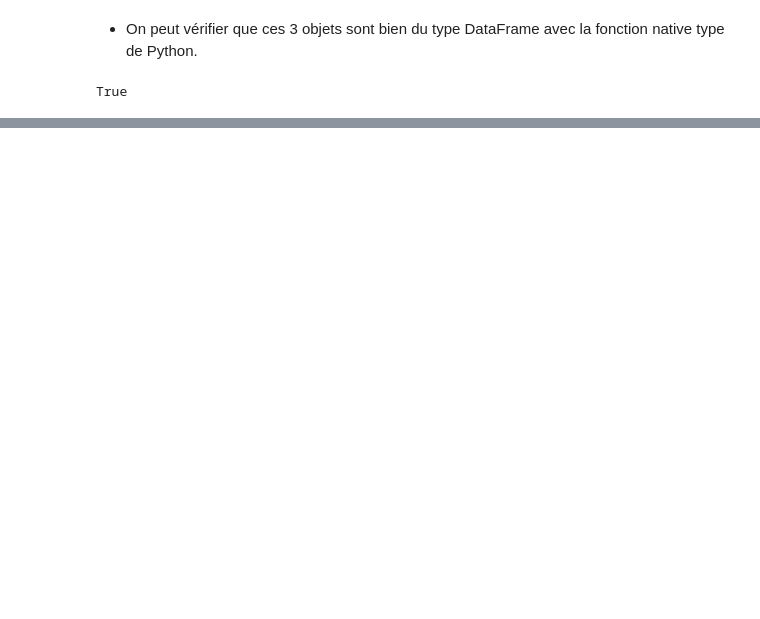
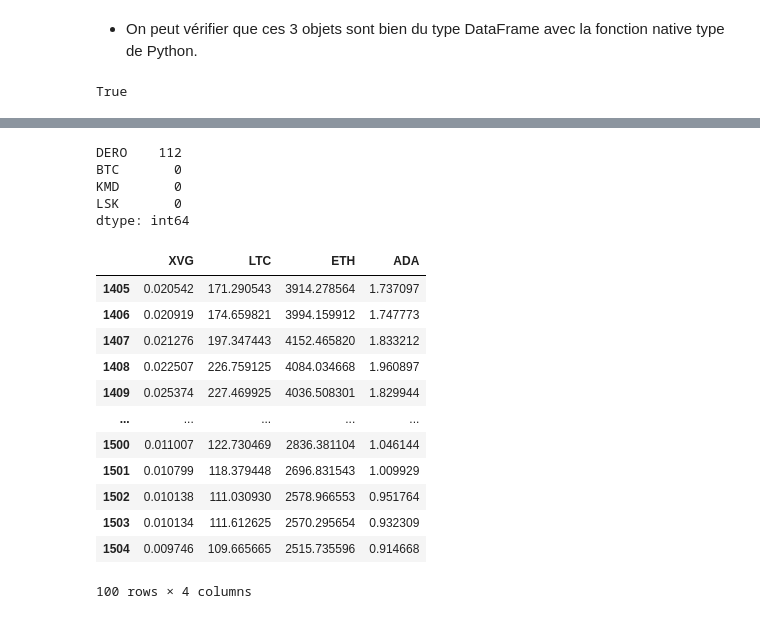
Before and after one commit to jeau-luc/python_panadas, a Jupyter notebook: Commande_pandas.ipynb, the cells around one changed output, grey strips where cells are left out. Drawn from its saved outputs; the diff is of its cells as text; code cells hidden in the pictures; blank space fills up the shorter version.

```diff
--- a/Commande_pandas.ipynb
+++ b/Commande_pandas.ipynb
@@ -890,0 +968,25 @@ True
+# %%
+crypto2018.isna().sum().sort_values(ascending=False)[0:4]
+# %% [output]
+DERO    112
+BTC       0
+KMD       0
+LSK       0
+dtype: int64
+# %%
+crypto2018_df_null = crypto2018[crypto2018.isna().sum().sort_values(ascending=False)[18:22].index.tolist()]
+crypto2018_df_null.tail(100)
+# %% [output]
+|  | XVG | LTC | ETH | ADA |
+| 1405 | 0.020542 | 171.290543 | 3914.278564 | 1.737097 |
+| 1406 | 0.020919 | 174.659821 | 3994.159912 | 1.747773 |
+| 1407 | 0.021276 | 197.347443 | 4152.465820 | 1.833212 |
+| 1408 | 0.022507 | 226.759125 | 4084.034668 | 1.960897 |
+| 1409 | 0.025374 | 227.469925 | 4036.508301 | 1.829944 |
+| ... | ... | ... | ... | ... |
+| 1500 | 0.011007 | 122.730469 | 2836.381104 | 1.046144 |
+| 1501 | 0.010799 | 118.379448 | 2696.831543 | 1.009929 |
+| 1502 | 0.010138 | 111.030930 | 2578.966553 | 0.951764 |
+| 1503 | 0.010134 | 111.612625 | 2570.295654 | 0.932309 |
+| 1504 | 0.009746 | 109.665665 | 2515.735596 | 0.914668 |
+100 rows × 4 columns
```
Also changed, not shown: parts of 19 cells of this notebook.
